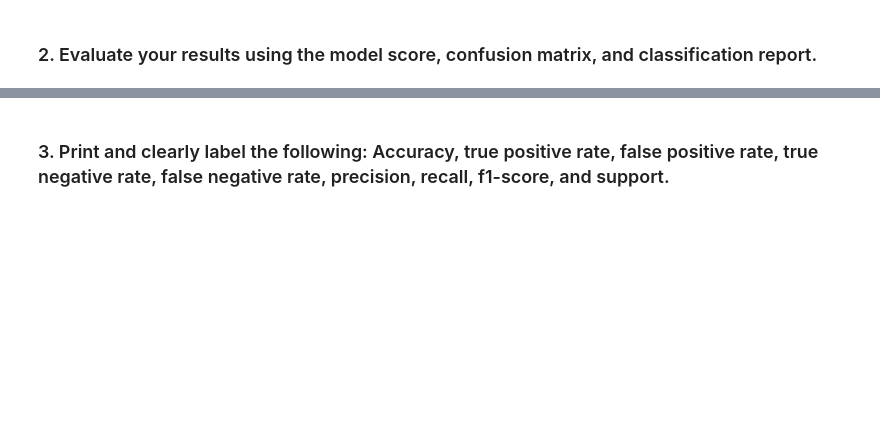
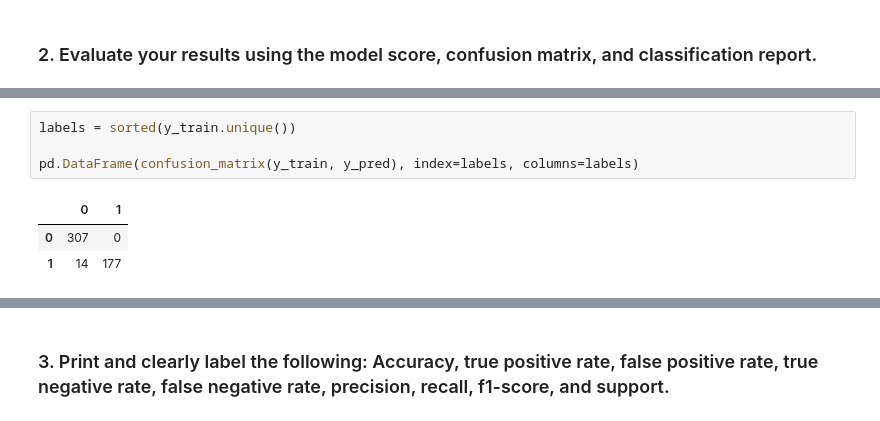
Before and after one commit to aliciag92/classification-exercises, a Jupyter notebook: model.ipynb, the cells around one changed output, grey strips where cells are left out. Drawn from its saved outputs; the diff is of its cells as text; blank space fills up the shorter version.

```diff
--- a/model.ipynb
+++ b/model.ipynb
@@ -534,0 +589,8 @@ weighted avg       0.76      0.76      0.75       214
+# %%
+labels = sorted(y_train.unique())
+
+pd.DataFrame(confusion_matrix(y_train, y_pred), index=labels, columns=labels)
+# %% [output]
+|  | 0 | 1 |
+| 0 | 307 | 0 |
+| 1 | 14 | 177 |
```
Also changed, not shown: parts of 45 cells of this notebook.
